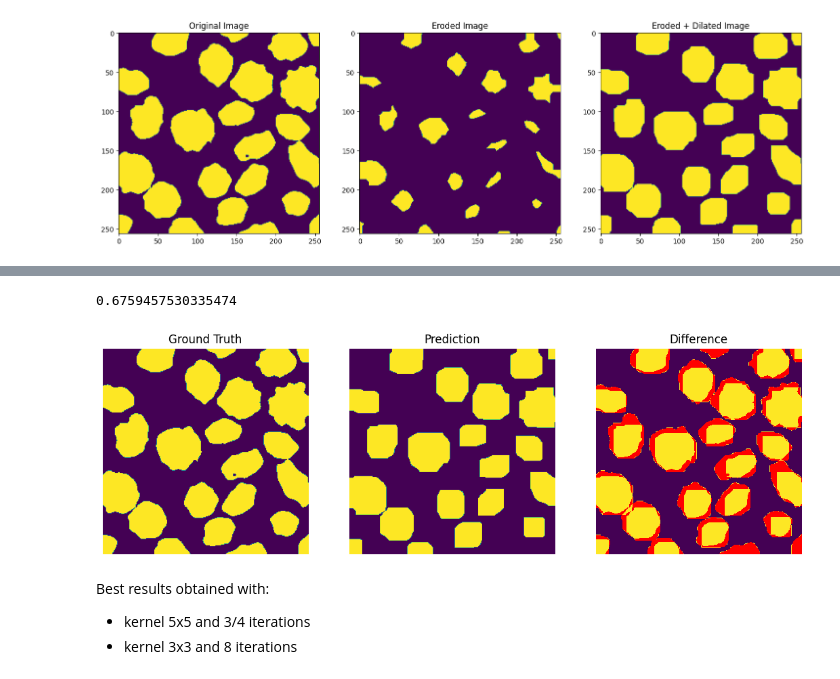
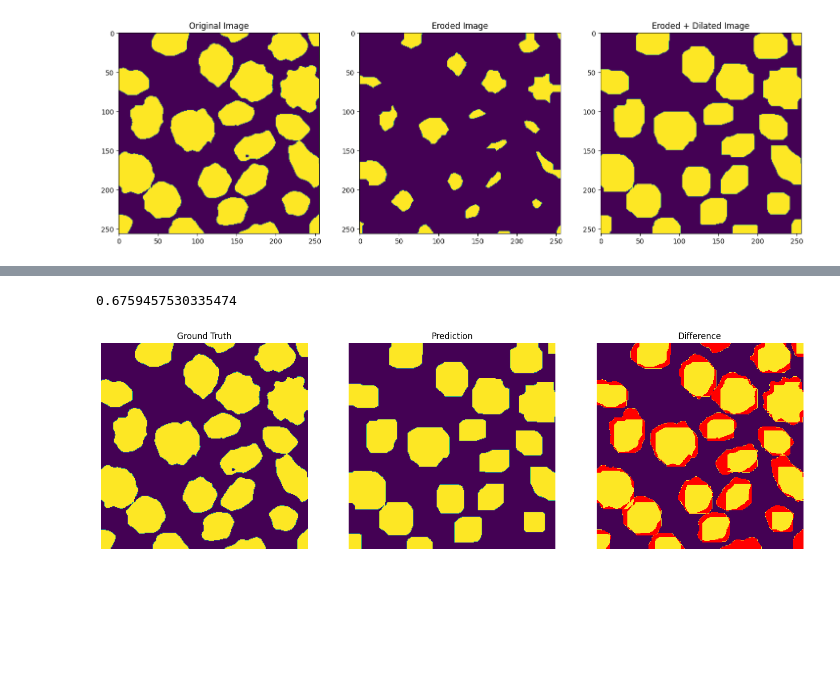
Before and after one commit to llleaa/ML-2025, a Jupyter notebook: projects/project2/cell_generator.ipynb, the cells around one changed output, grey strips where cells are left out. Saved outputs shown, nothing was run; the diff lists cells and outputs as text; code cells hidden in the pictures; blank space fills up the shorter version.

```diff
--- a/projects/project2/cell_generator.ipynb
+++ b/projects/project2/cell_generator.ipynb
@@ -378,43 +280,32 @@ plt.show()
 # %%
 import cv2
 from sklearn.metrics import jaccard_score
 from matplotlib.colors import ListedColormap
 kernel = np.ones((6,6), np.uint8)
 img = cv2.imread('dataset/generated_cells/masks/img_82.png')[:,:,0] / 255
 iterations = 4
 img_erosion = cv2.erode(img, kernel, iterations=iterations)
 img_dilation = cv2.dilate(img_erosion, kernel, iterations=iterations)    # Restores the size of cells
 
 # plot three images side by side
 print(jaccard_score(img.reshape(-1),img_dilation.reshape(-1)))
 fig, (ax1, ax2, ax3) = plt.subplots(1, 3, figsize=(18, 6))
 # Define your custom color palette
 custom_colors = ["#440154","#440154","#440154", "#fde724","#fde724","#fde724","#ff0000","#ff0000","#ff0000"]
 
 # Create a ListedColormap
 custom_cmap = ListedColormap(custom_colors)
 
 
 diff = np.where(((img == 0) & (img_dilation == 1)) | ((img == 1) & (img_dilation == 0)),1,np.where(img == 1,0.5,0))
 # plt.figure(figsize=(15, 5))
-plt.subplot(1, 4, 2); plt.imshow(img);  plt.title("Ground Truth");  plt.axis('off')
-plt.subplot(1, 4, 3); plt.imshow(img_dilation);plt.title("Prediction");    plt.axis('off')
-plt.subplot(1, 4, 4); plt.imshow(diff,cmap=custom_cmap);plt.title("Difference");    plt.axis('off')
+plt.subplot(1, 3, 1); plt.imshow(img);  plt.title("Ground Truth");  plt.axis('off')
+plt.subplot(1, 3, 2); plt.imshow(img_dilation);plt.title("Prediction");    plt.axis('off')
+plt.subplot(1, 3, 3); plt.imshow(diff,cmap=custom_cmap);plt.title("Difference");    plt.axis('off')
 plt.show()
-# ax1.imshow(img)
-# ax2.imshow(img_erosion)
-# ax3.imshow(img_dilation)
-# ax1.set_title('Original Image')
-# ax2.set_title('Eroded Image')
-# ax3.set_title('Eroded + Dilated Image')
-plt.show()
 # %% [output]
 0.6759457530335474
-[figure, old version]
+[figure, new version]
-# %% [markdown]
-Best results obtained with:
-- kernel 5x5 and 3/4 iterations
-- kernel 3x3 and 8 iterations
 # %%
 def morphological_filters(img, kernel, iterations):
     img_erosion = cv2.erode(img, kernel, iterations=iterations)
```
Also changed, not shown: parts of 25 cells of this notebook, 9 other files.
